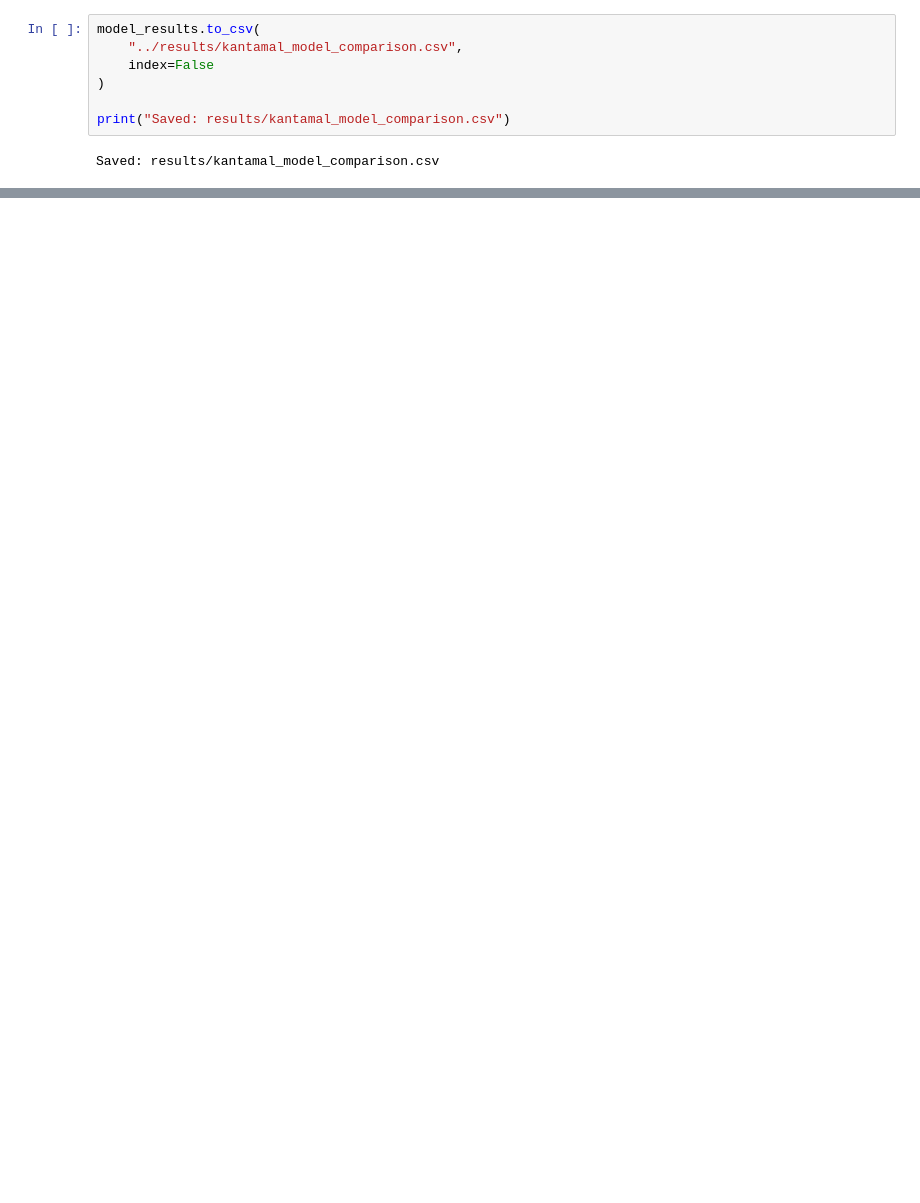
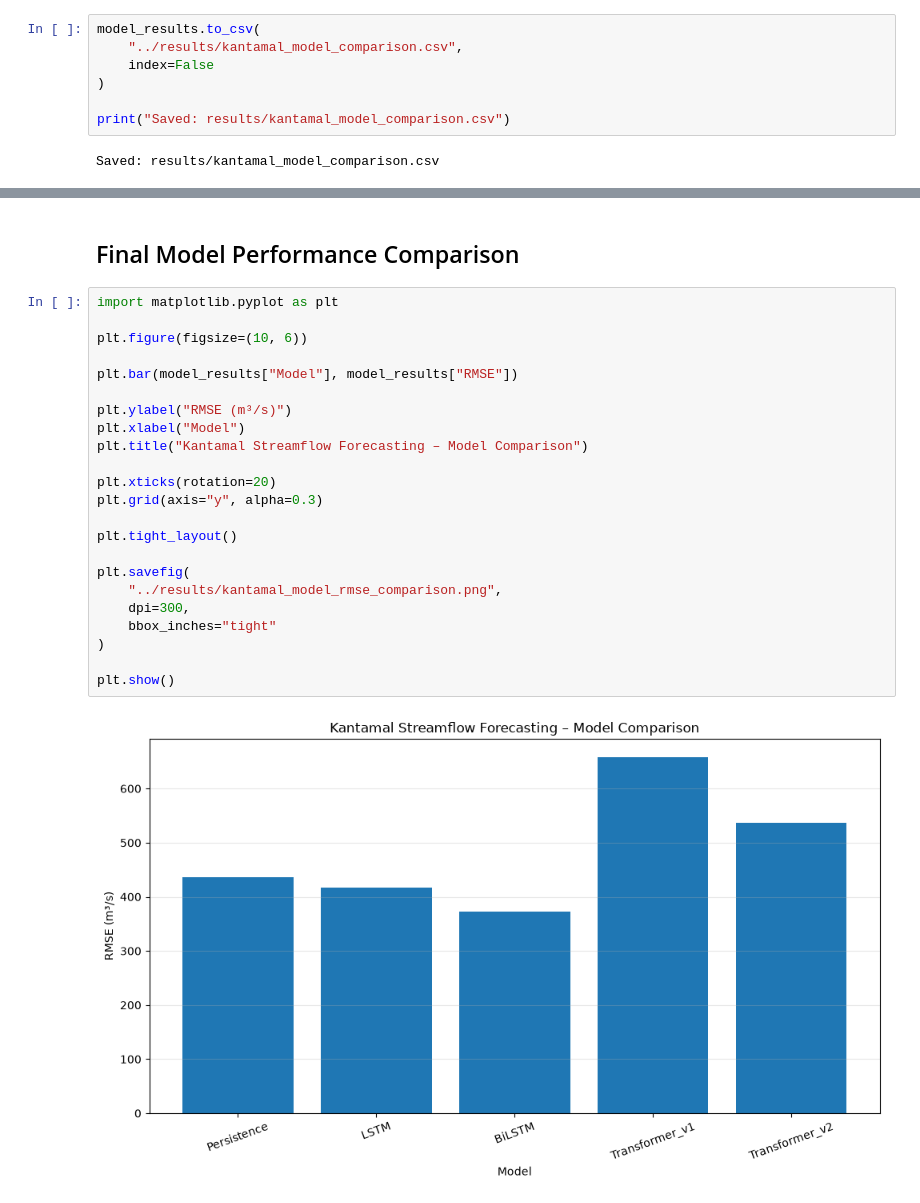
Before and after one commit to kar151A/kantamal-streamflow-forecasting, a Jupyter notebook: notebooks/02_kantamal_data_exploration.ipynb, the cells around one changed output, grey strips where cells are left out. Drawn from its saved outputs; the diff is of its cells as text; blank space fills up the shorter version.

Commit message:
Add Kantamal DEM preprocessing and model comparison

```diff
--- a/notebooks/02_kantamal_data_exploration.ipynb
+++ b/notebooks/02_kantamal_data_exploration.ipynb
@@ -1961,0 +1993,27 @@ model_results
+# %% [markdown]
+## Final Model Performance Comparison
+# %%
+import matplotlib.pyplot as plt
+
+plt.figure(figsize=(10, 6))
+
+plt.bar(model_results["Model"], model_results["RMSE"])
+
+plt.ylabel("RMSE (m³/s)")
+plt.xlabel("Model")
+plt.title("Kantamal Streamflow Forecasting – Model Comparison")
+
+plt.xticks(rotation=20)
+plt.grid(axis="y", alpha=0.3)
+
+plt.tight_layout()
+
+plt.savefig(
+    "../results/kantamal_model_rmse_comparison.png",
+    dpi=300,
+    bbox_inches="tight"
+)
+
+plt.show()
+# %% [output]
+[figure, added]
```
Also changed, not shown: parts of 31 cells of this notebook, 2 other files.
